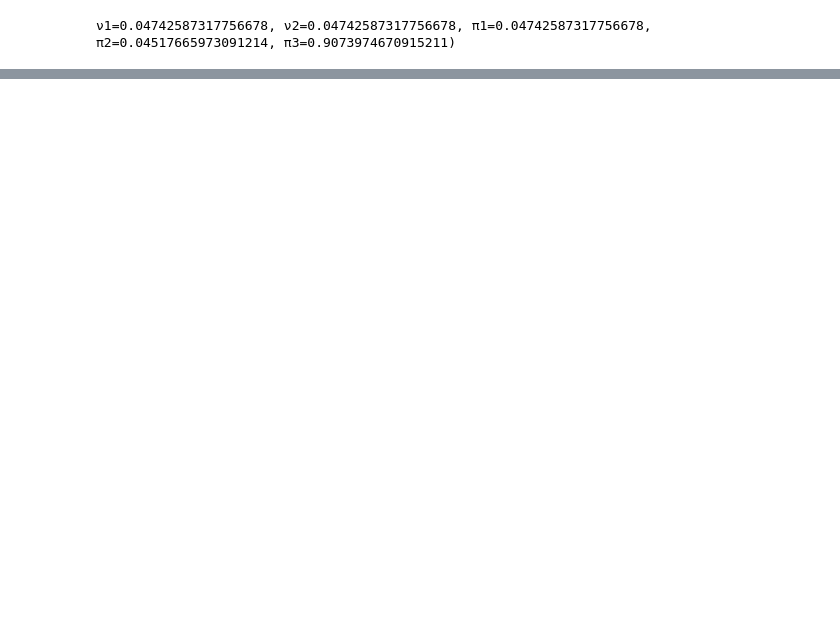
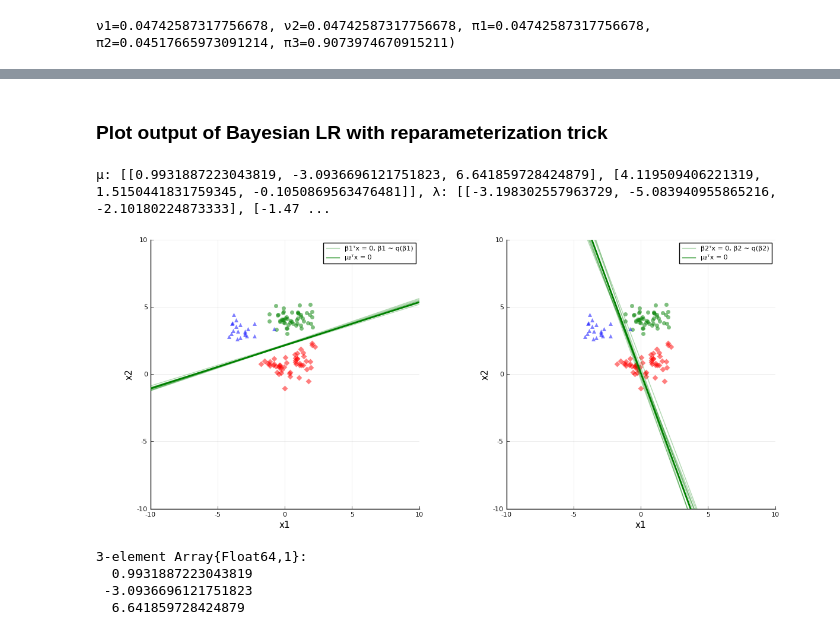
Before and after one commit to fnlandini/BayesianModels, a Jupyter notebook: examples/LogisticRegression.ipynb, the cells around one changed output, grey strips where cells are left out. Cells and saved outputs as stored; diff of their text form; code cells hidden in the pictures; blank space fills up the shorter version.

Commit message:
Pushing updates, Bayesian with reparam trick almost finished

```diff
--- a/examples/LogisticRegression.ipynb
+++ b/examples/LogisticRegression.ipynb
@@ -493,0 +663,74 @@ plot(pdec1, pdec2, layout = l, size = (1200, 500))
+# %% [markdown]
+### Plot output of Bayesian LR with reparameterization trick
+# %%
+print("μ: $(μ), λ: $(λ)")
+pdec1 = plot(
+    size=(500, 500),
+    aspect_ratio=:equal,
+    xlims=(-10, 10),
+    ylims=(-10, 10),
+    xlabel="x1",
+    ylabel="x2"
+)
+
+plotdata!(pdec1, x1, x2, x3)
+
+#for i in 1:20
+for i in 1:10
+    ϵ1 = randn(size(X, 1)+1)
+    β1 = μ[1] + diagm(exp.(λ[1])) * ϵ1
+
+    w = β1[1:size(X,1)]
+    w₀ = β1[size(X,1)+1]
+
+    label = i > 1 ? "" : "β1ᵀx = 0, β1 ∼ q(β1)"
+    plotdecisionline!(pdec1, w, w₀, line = (:green, 0.3), label=label)
+end
+
+w = μ[1][1:size(X,1)]
+w₀ = μ[1][size(X,1)+1]
+plotdecisionline!(pdec1, w, w₀, line = (:green), linewidth=2, label="μᵦᵀx = 0")
+
+
+###################################################
+
+pdec2 = plot(
+    size=(500, 500),
+    aspect_ratio=:equal,
+    xlims=(-10, 10),
+    ylims=(-10, 10),
+    xlabel="x1",
+    ylabel="x2"
+)
+
+plotdata!(pdec2, x1, x2, x3)
+
+#for i in 1:20
+for i in 1:10
+    ϵ2 = randn(size(X, 1)+1)
+    β2 = μ[2] + diagm(exp.(λ[2])) * ϵ2
+
+    w = β2[1:size(X,1)]
+    w₀ = β2[size(X,1)+1]
+
+    label = i > 1 ? "" : "β2ᵀx = 0, β2 ∼ q(β2)"
+    plotdecisionline!(pdec2, w, w₀, line = (:green, 0.3), label=label)
+end
+
+w = μ[2][1:size(X,1)]
+w₀ = μ[2][size(X,1)+1]
+plotdecisionline!(pdec2, w, w₀, line = (:green), linewidth=2, label="μᵦᵀx = 0")
+
+l = @layout [a b]
+plot(pdec1, pdec2, layout = l, size = (1200, 500))
+# %% [output]
+μ: [[0.9931887223043819, -3.0936696121751823, 6.641859728424879], [4.119509406221319, 1.5150441831759345, -0.1050869563476481]], λ: [[-3.198302557963729, -5.083940955865216, -2.10180224873333], [-1.47 ...
+[figure, added]
+# %%
+diagm(λ[1])
+μ[1]
+# %% [output]
+3-element Array{Float64,1}:
+  0.9931887223043819
+ -3.0936696121751823
+  6.641859728424879
```
Also changed, not shown: parts of 14 cells of this notebook.
